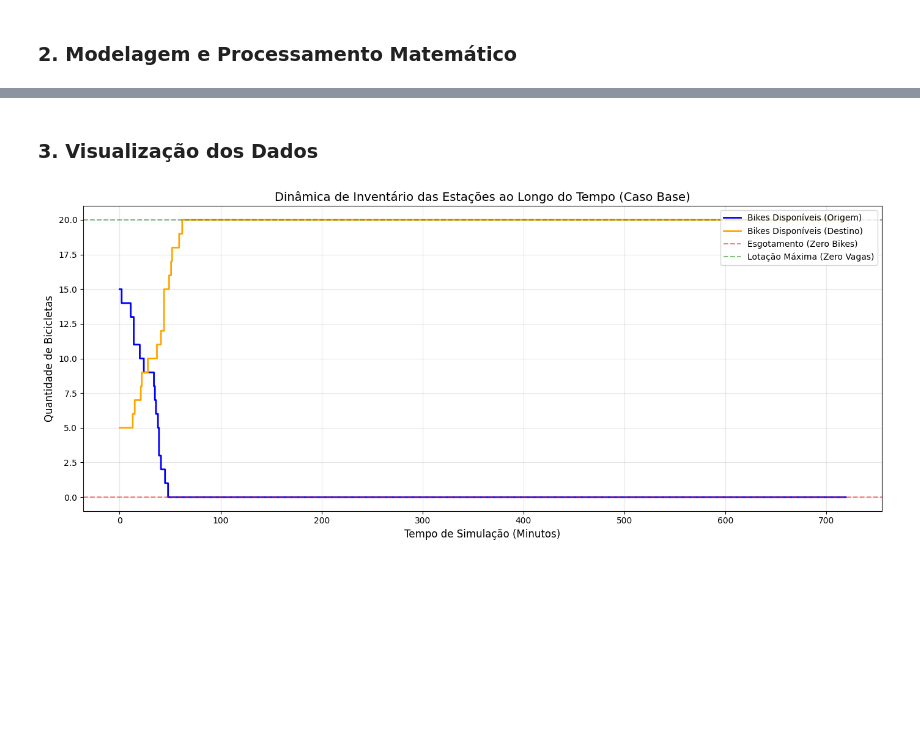
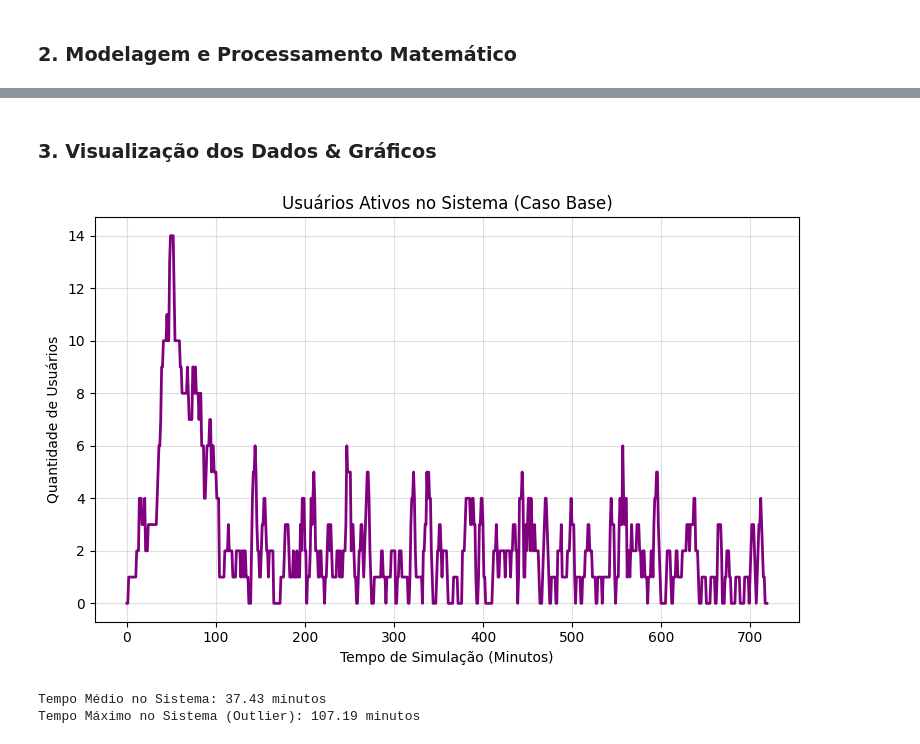
Before and after one commit to gustavfreitas/pi_comp_cientifica, a Jupyter notebook: EP2_Simulacao_Discreta/bicicletas_compartilhadas.ipynb, the cells around one changed output, grey strips where cells are left out. Drawn from its saved outputs; the diff is of its cells as text; code cells hidden in the pictures; blank space fills up the shorter version.

Commit message:
Definindo a Logica de coleta do Tempo

```diff
--- a/EP2_Simulacao_Discreta/bicicletas_compartilhadas.ipynb
+++ b/EP2_Simulacao_Discreta/bicicletas_compartilhadas.ipynb
@@ -93,26 +88,26 @@ Total de Desistências por falta de vaga (Destino): 0
 # %% [markdown]
-### 3. Visualização dos Dados
+### 3. Visualização dos Dados & Gráficos
 # %%
-plt.figure(figsize=(14, 6))
+plt.figure(figsize=(15, 5))
 
-# Gráfico: Disponibilidade de Bicicletas ao Longo do Tempo
-# Utilizamos plt.step em vez de plt.plot para refletir a natureza discreta do SimPy
-plt.step(df_resultados['Minuto'], df_resultados['Bikes_Origem'],
-         label='Bikes Disponíveis (Origem)', where='post', color='blue', linewidth=2)
-plt.step(df_resultados['Minuto'], df_resultados['Bikes_Destino'],
-         label='Bikes Disponíveis (Destino)', where='post', color='orange', linewidth=2)
+# Gráfico 1: Quantidade de Usuários no Sistema ao longo do tempo
+plt.subplot(1, 2, 1)
+plt.plot(df_resultados['Minuto'], df_resultados['Usuarios_Ativos'], color='purple', linewidth=2)
+plt.title('Usuários Ativos no Sistema (Caso Base)')
+plt.xlabel('Tempo de Simulação (Minutos)')
+plt.ylabel('Quantidade de Usuários')
+plt.grid(True, alpha=0.4)
 
-# Linhas de referência para capacidade máxima e esgotamento
-plt.axhline(0, color='red', linestyle='--', alpha=0.5, label='Esgotamento (Zero Bikes)')
-plt.axhline(20, color='green', linestyle='--', alpha=0.5, label='Lotação Máxima (Zero Vagas)')
+plt.tight_layout()
+plt.show()
 
-plt.title('Dinâmica de Inventário das Estações ao Longo do Tempo (Caso Base)', fontsize=14)
-plt.xlabel('Tempo de Simulação (Minutos)', fontsize=12)
-plt.ylabel('Quantidade de Bicicletas', fontsize=12)
-plt.legend(loc='upper right')
-plt.grid(True, alpha=0.3)
-plt.tight_layout()
-
-plt.show()
+# Impressão das Estatísticas de Tempo
+if len(sistema_base.tempos_no_sistema) > 0:
+    tempo_medio = np.mean(sistema_base.tempos_no_sistema)
+    tempo_max = np.max(sistema_base.tempos_no_sistema)
+    print(f"Tempo Médio no Sistema: {tempo_medio:.2f} minutos")
+    print(f"Tempo Máximo no Sistema (Outlier): {tempo_max:.2f} minutos")
 # %% [output]
-[figure, old version]
+[figure, new version]
+Tempo Médio no Sistema: 37.43 minutos
+Tempo Máximo no Sistema (Outlier): 107.19 minutos
```
Also changed, not shown: parts of 2 cells of this notebook.
